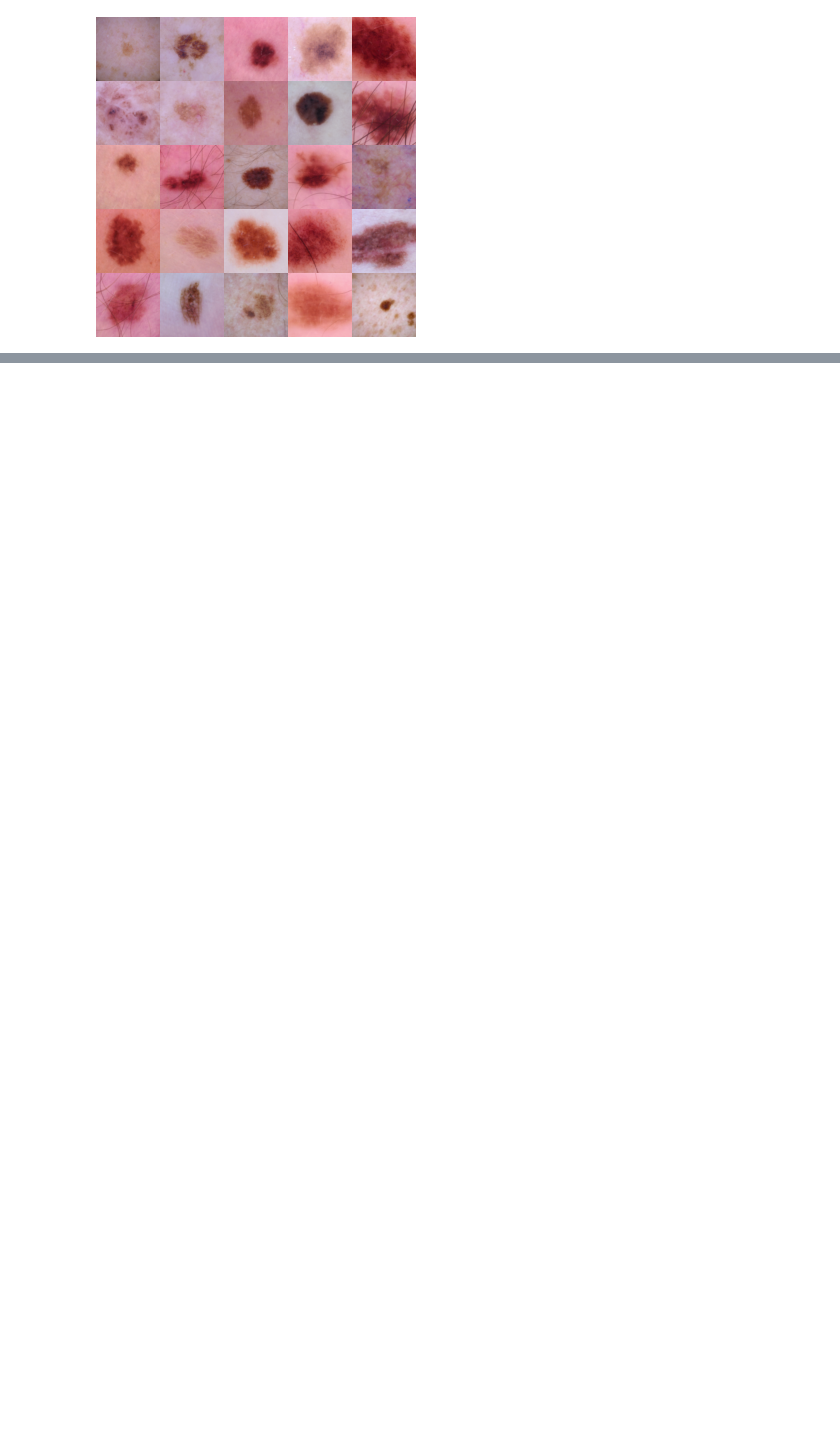
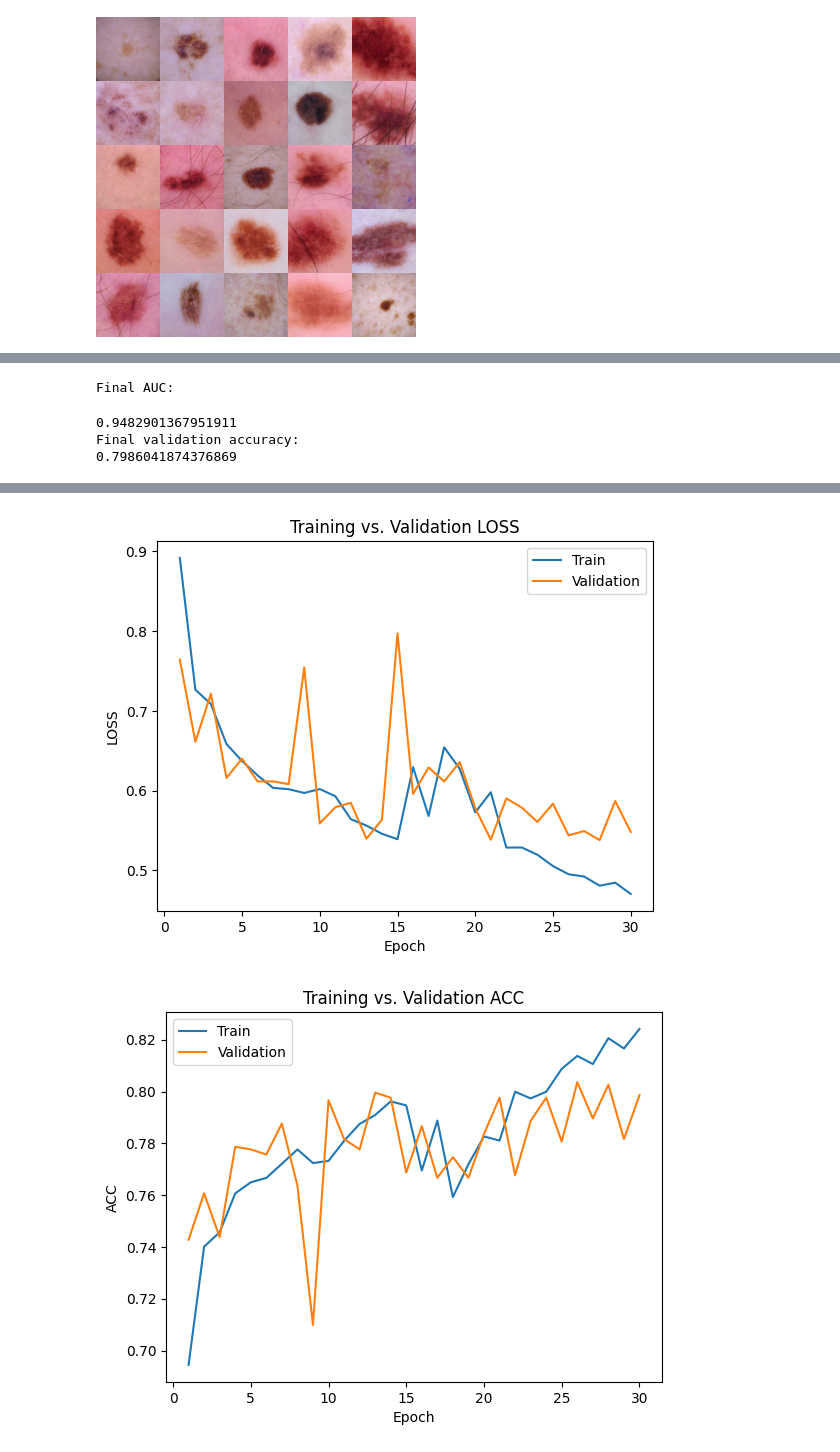
Before and after one commit to harshi-saha/bmi712-project, a Jupyter notebook: medmnsit_resnet_nick/resnet18_experiments.ipynb, the cells around one changed output, grey strips where cells are left out. Drawn from its saved outputs; the diff is of its cells as text; code cells hidden in the pictures; blank space fills up the shorter version.

```diff
--- a/medmnsit_resnet_nick/resnet18_experiments.ipynb
+++ b/medmnsit_resnet_nick/resnet18_experiments.ipynb
@@ -228,15 +247,15 @@ val_loader = DataLoader(val_ds, batch_size=BATCH_SIZE, shuffle=False, num_worker
 
 NUM_EPOCHS = 30
 
-model = create_resnet(size=18)
+model = h.create_resnet(size=18)
 
 # freeze all layers except classifier
-for param in model.parameters():
-    param.requires_grad = False
-for param in model.fc.parameters():
-    param.requires_grad = True
+# for param in model.parameters():
+#     param.requires_grad = False
+# for param in model.fc.parameters():
+#     param.requires_grad = True
 
-train_history = train_model(
+train_history = h.train_model(
     model,
     train_loader,
     val_loader,
@@ -245,7 +264,4 @@ train_history = train_model(
     num_epochs=NUM_EPOCHS,
     device=device,
 )
-
-plot_train_hist(train_history, type='loss')
-plot_train_hist(train_history, type='acc')
 # %% [output]
@@ -264,0 +281,16 @@ Epoch 11 |Train loss: 0.8087, acc: 0.714 |Val loss: 0.8659, acc: 0.711
+# %%
+print("Final AUC:")
+print(h.compute_auc(model, val_loader, device))
+
+print("Final validation accuracy:")
+print(train_history['val_acc'][-1])
+
+h.plot_train_hist(train_history, type='loss')
+h.plot_train_hist(train_history, type='acc')
+
+h.plot_per_class_accuracy(train_history, class_names)
+# %% [output]
+Final AUC:
+0.9482901367951911
+Final validation accuracy:
+0.7986041874376869
@@ -264,0 +298,2 @@ Epoch 11 |Train loss: 0.8087, acc: 0.714 |Val loss: 0.8659, acc: 0.711
+[figure, added]
+[figure, added]
```
Also changed, not shown: parts of 23 cells of this notebook, 1 other file.
